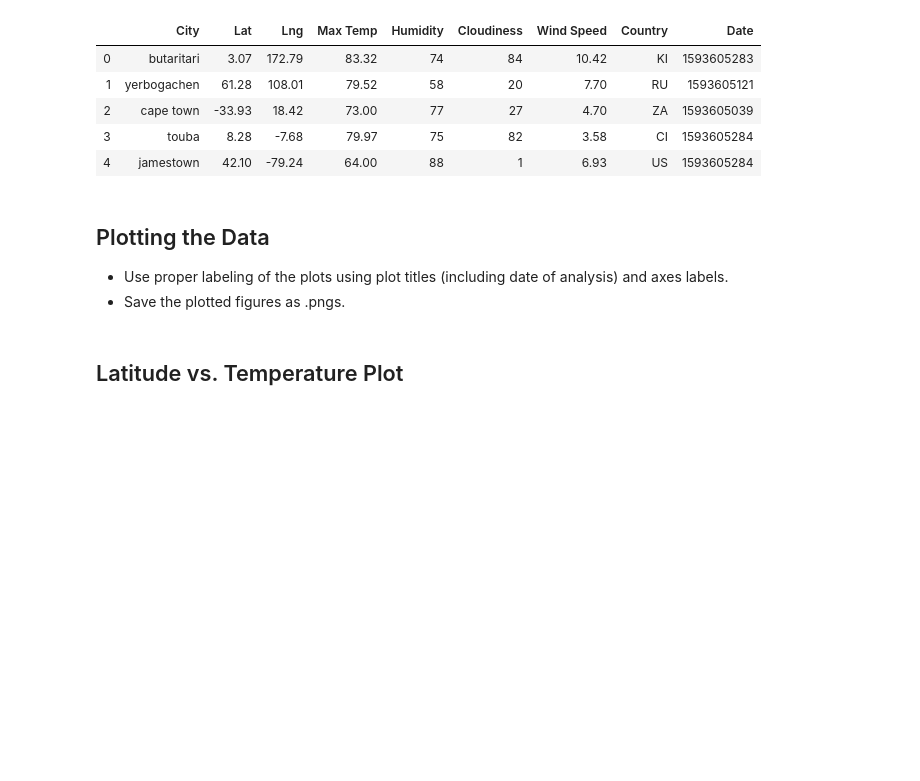
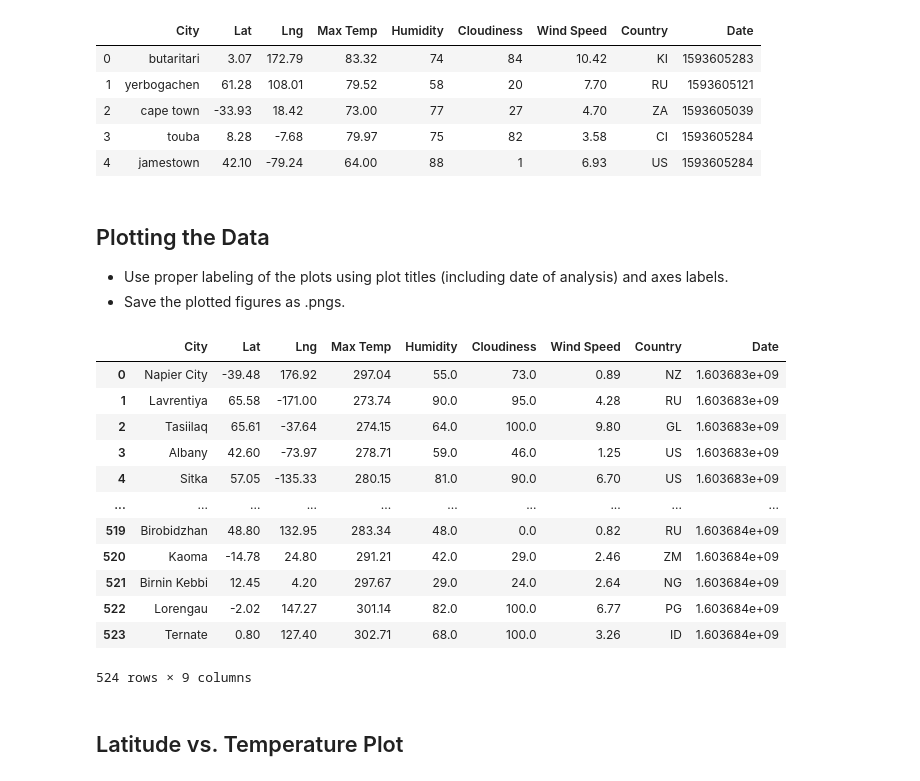
Before and after one commit to littleprincecurry/python-api-challenge, a Jupyter notebook: WeatherPy/WeatherPy.ipynb, the cells around one changed output. Saved outputs shown, nothing was run; the diff lists cells and outputs as text; code cells hidden in the pictures; blank space fills up the shorter version.

```diff
--- a/WeatherPy/WeatherPy.ipynb
+++ b/WeatherPy/WeatherPy.ipynb
@@ -231,5 +229,22 @@ Int64Index([], dtype='int64')
 ## Plotting the Data
 * Use proper labeling of the plots using plot titles (including date of analysis) and axes labels.
 * Save the plotted figures as .pngs.
+# %%
+df = pd.read_csv('../output_data/city_weather_data.csv')
+df
+# %% [output]
+|  | City | Lat | Lng | Max Temp | Humidity | Cloudiness | Wind Speed | Country | Date |
+| 0 | Napier City | -39.48 | 176.92 | 297.04 | 55.0 | 73.0 | 0.89 | NZ | 1.603683e+09 |
+| 1 | Lavrentiya | 65.58 | -171.00 | 273.74 | 90.0 | 95.0 | 4.28 | RU | 1.603683e+09 |
+| 2 | Tasiilaq | 65.61 | -37.64 | 274.15 | 64.0 | 100.0 | 9.80 | GL | 1.603683e+09 |
+| 3 | Albany | 42.60 | -73.97 | 278.71 | 59.0 | 46.0 | 1.25 | US | 1.603683e+09 |
+| 4 | Sitka | 57.05 | -135.33 | 280.15 | 81.0 | 90.0 | 6.70 | US | 1.603683e+09 |
+| ... | ... | ... | ... | ... | ... | ... | ... | ... | ... |
+| 519 | Birobidzhan | 48.80 | 132.95 | 283.34 | 48.0 | 0.0 | 0.82 | RU | 1.603684e+09 |
+| 520 | Kaoma | -14.78 | 24.80 | 291.21 | 42.0 | 29.0 | 2.46 | ZM | 1.603684e+09 |
+| 521 | Birnin Kebbi | 12.45 | 4.20 | 297.67 | 29.0 | 24.0 | 2.64 | NG | 1.603684e+09 |
+| 522 | Lorengau | -2.02 | 147.27 | 301.14 | 82.0 | 100.0 | 6.77 | PG | 1.603684e+09 |
+| 523 | Ternate | 0.80 | 127.40 | 302.71 | 68.0 | 100.0 | 3.26 | ID | 1.603684e+09 |
+524 rows × 9 columns
 # %% [markdown]
 ## Latitude vs. Temperature Plot
```
Also changed, not shown: parts of 3 cells of this notebook.
